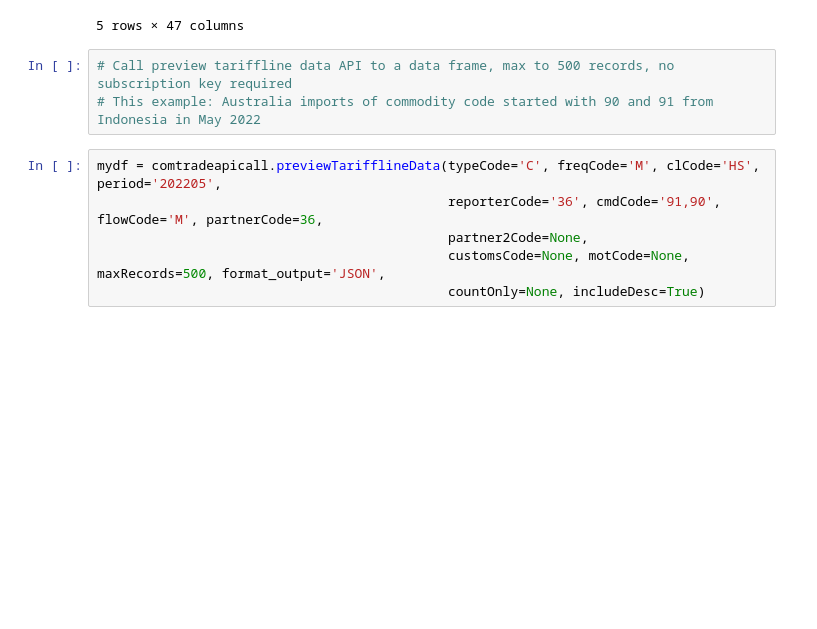
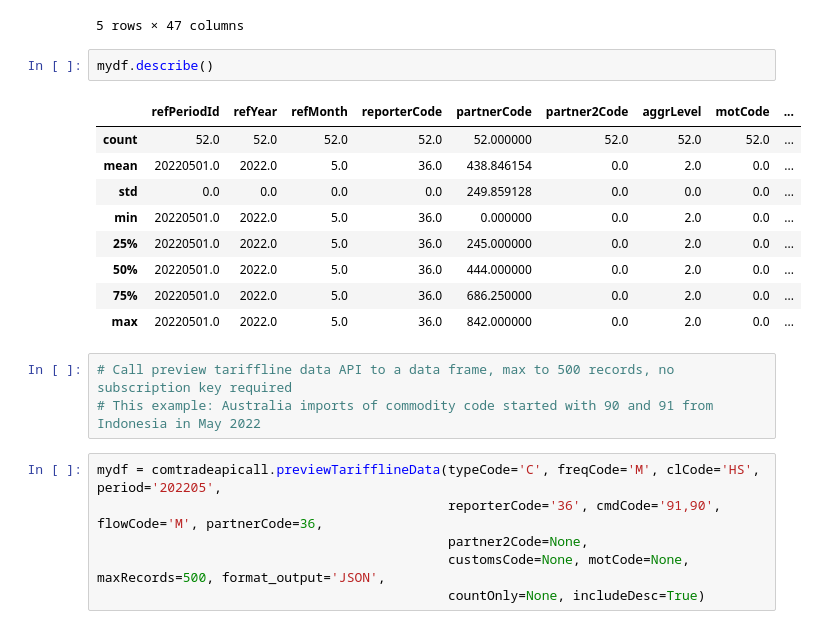
Before and after one commit to natangarcia-gnoss/GNOSS-Modulo-2-Data, a Jupyter notebook: Análisis_de_datos_Modulo_2_GNOSS.ipynb, the cells around one changed output. Saved outputs shown, nothing was run; the diff lists cells and outputs as text; blank space fills up the shorter version.

```diff
--- a/Análisis_de_datos_Modulo_2_GNOSS.ipynb
+++ b/Análisis_de_datos_Modulo_2_GNOSS.ipynb
@@ -42,6 +75,18 @@ mydf.head(5)
 | 3 | C | M | 20220501 | 2022 | 5 | 202205 | 36 | AUS | Australia | ... |
 | 4 | C | M | 20220501 | 2022 | 5 | 202205 | 36 | AUS | Australia | ... |
 5 rows × 47 columns
+# %%
+mydf.describe()
+# %% [output]
+|  | refPeriodId | refYear | refMonth | reporterCode | partnerCode | partner2Code | aggrLevel | motCode | ... |
+| count | 52.0 | 52.0 | 52.0 | 52.0 | 52.000000 | 52.0 | 52.0 | 52.0 | ... |
+| mean | 20220501.0 | 2022.0 | 5.0 | 36.0 | 438.846154 | 0.0 | 2.0 | 0.0 | ... |
+| std | 0.0 | 0.0 | 0.0 | 0.0 | 249.859128 | 0.0 | 0.0 | 0.0 | ... |
+| min | 20220501.0 | 2022.0 | 5.0 | 36.0 | 0.000000 | 0.0 | 2.0 | 0.0 | ... |
+| 25% | 20220501.0 | 2022.0 | 5.0 | 36.0 | 245.000000 | 0.0 | 2.0 | 0.0 | ... |
+| 50% | 20220501.0 | 2022.0 | 5.0 | 36.0 | 444.000000 | 0.0 | 2.0 | 0.0 | ... |
+| 75% | 20220501.0 | 2022.0 | 5.0 | 36.0 | 686.250000 | 0.0 | 2.0 | 0.0 | ... |
+| max | 20220501.0 | 2022.0 | 5.0 | 36.0 | 842.000000 | 0.0 | 2.0 | 0.0 | ... |
 # %%
 # Call preview tariffline data API to a data frame, max to 500 records, no subscription key required
 # This example: Australia imports of commodity code started with 90 and 91 from Indonesia in May 2022
```
Also changed, not shown: parts of 57 cells of this notebook.
